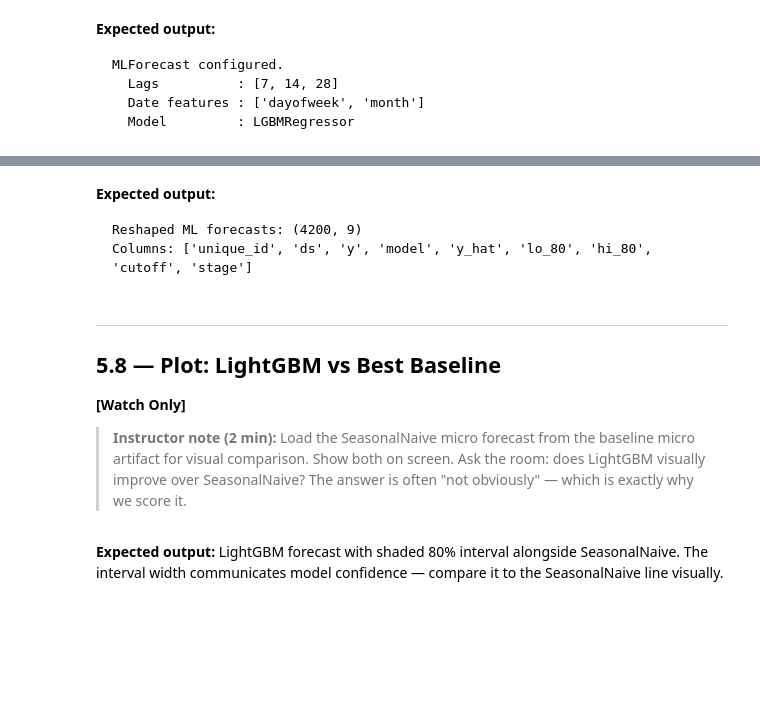
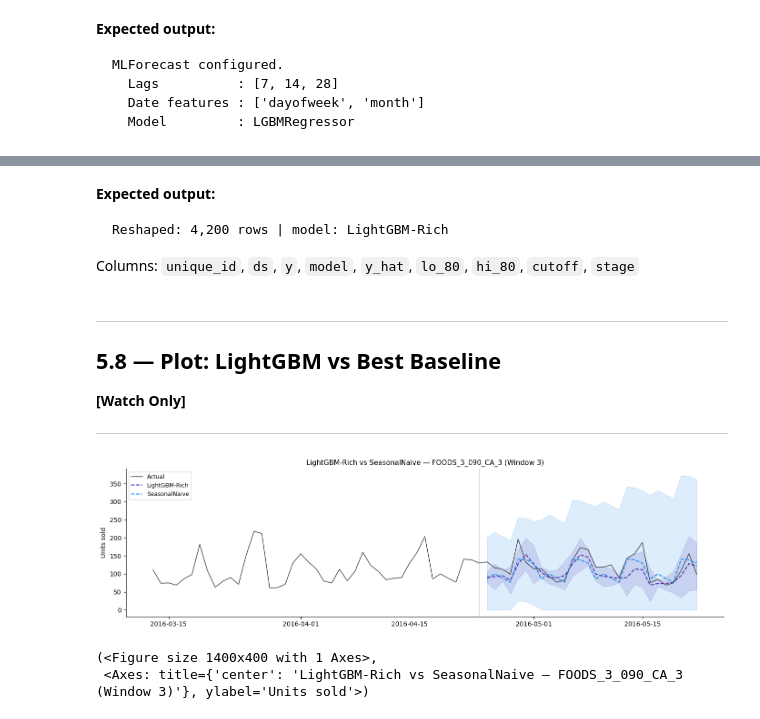
Before and after one commit to tackes/Modern-Time-Series-Forecasting-Cohort, a Jupyter notebook: instructor_notebooks/05_ml_forecasting.ipynb, the cells around one changed output, grey strips where cells are left out. Drawn from its saved outputs; the diff is of its cells as text; code cells hidden in the pictures; blank space fills up the shorter version.

Commit message:
final sync student and instructor notebooks

````diff
--- a/instructor_notebooks/05_ml_forecasting.ipynb
+++ b/instructor_notebooks/05_ml_forecasting.ipynb
@@ -548,63 +363,43 @@ print(ml_micro[["lo_80", "y_hat", "hi_80"]].describe().round(2).to_string())
 # %% [markdown]
 **Expected output:**
 ```
-Reshaped ML forecasts: (4200, 9)
-Columns: ['unique_id', 'ds', 'y', 'model', 'y_hat', 'lo_80', 'hi_80', 'cutoff', 'stage']
+Reshaped: 4,200 rows | model: LightGBM-Rich
 ```
+Columns: `unique_id`, `ds`, `y`, `model`, `y_hat`, `lo_80`, `hi_80`, `cutoff`, `stage`
 # %% [markdown]
 ---
 ## 5.8 — Plot: LightGBM vs Best Baseline
 **[Watch Only]**
 
-> **Instructor note (2 min):** Load the SeasonalNaive micro forecast from the baseline micro artifact for visual comparison. Show both on screen. Ask the room: does LightGBM visually improve over SeasonalNaive? The answer is often "not obviously" — which is exactly why we score it.
+---
 # %%
 # Compare LightGBM-Rich vs SeasonalNaive on a single series
 sample_uid = top_series[0]
 sample_cut = ml_micro["cutoff"].unique()[-1]
 
-actuals   = panel[panel["unique_id"] == sample_uid].set_index("ds")["y"]
-plot_start = sample_cut - pd.Timedelta(days=42)
+try:
+    baseline_micro = pd.read_parquet(ARTIFACT_DIR / "04_baseline_micro_forecasts.parquet")
+    combined = pd.concat(
+        [ml_micro, baseline_micro[baseline_micro["model"] == "SeasonalNaive"]],
+        ignore_index=True,
+    )
+    models = ["LightGBM-Rich", "SeasonalNaive"]
+except Exception:
+    combined = ml_micro
+    models = ["LightGBM-Rich"]
 
-lgbm_fcast = ml_micro[
-    (ml_micro["unique_id"] == sample_uid) &
-    (ml_micro["cutoff"]    == sample_cut)
-].set_index("ds")
-
-# Load micro baselines for SeasonalNaive comparison
-try:
-    baseline_micro_path = ARTIFACT_DIR / "04_baseline_micro_forecasts.parquet"
-    baseline_micro = pd.read_parquet(baseline_micro_path)
-    snaive_fcast = baseline_micro[
-        (baseline_micro["unique_id"] == sample_uid) &
-        (baseline_micro["cutoff"]    == sample_cut) &
-        (baseline_micro["model"]     == "SeasonalNaive")
-    ].set_index("ds")
-    has_baseline = True
-except Exception:
-    has_baseline = False
-
-fig, ax = plt.subplots(figsize=(14, 4))
-ax.plot(actuals[actuals.index >= plot_start].index,
-        actuals[actuals.index >= plot_start].values,
-        color="#333", linewidth=1.0, label="Actual", zorder=3)
-
-ax.plot(lgbm_fcast.index, lgbm_fcast["y_hat"],
-        color="#7B1FA2", linewidth=1.5, linestyle="--", label="LightGBM-Rich", zorder=4)
-ax.fill_between(lgbm_fcast.index, lgbm_fcast["lo_80"], lgbm_fcast["hi_80"],
-                alpha=0.15, color="#7B1FA2", label="LightGBM-Rich 80% interval")
-
-if has_baseline and len(snaive_fcast) > 0:
-    ax.plot(snaive_fcast.index, snaive_fcast["y_hat"],
-            color="#1E88E5", linewidth=1.2, linestyle=":", label="SeasonalNaive", zorder=3)
-
-ax.axvline(sample_cut, color="#999", linestyle=":", linewidth=1)
-ax.set_title(f"LightGBM-Rich vs SeasonalNaive — {sample_uid} (Window 3)", fontsize=11)
-ax.set_ylabel("Units sold")
-ax.legend(fontsize=9)
-plt.tight_layout()
-plt.show()
+plot_forecast_overlay(
+    actuals_df=panel,
+    forecasts_df=combined,
+    unique_id=sample_uid,
+    cutoff=sample_cut,
+    models=models,
+    title=f"LightGBM-Rich vs SeasonalNaive — {sample_uid} (Window 3)",
+)
+# %% [output]
+[figure, added]
+(<Figure size 1400x400 with 1 Axes>,
+ <Axes: title={'center': 'LightGBM-Rich vs SeasonalNaive — FOODS_3_090_CA_3 (Window 3)'}, ylabel='Units sold'>)
-# %% [markdown]
-**Expected output:** LightGBM forecast with shaded 80% interval alongside SeasonalNaive. The interval width communicates model confidence — compare it to the SeasonalNaive line visually.
 # %% [markdown]
 ---
 ## 5.9A — Micro Subset Comparison: Base vs Rich vs Categorical
````
Also changed, not shown: parts of 34 cells of this notebook, 33 other files.
